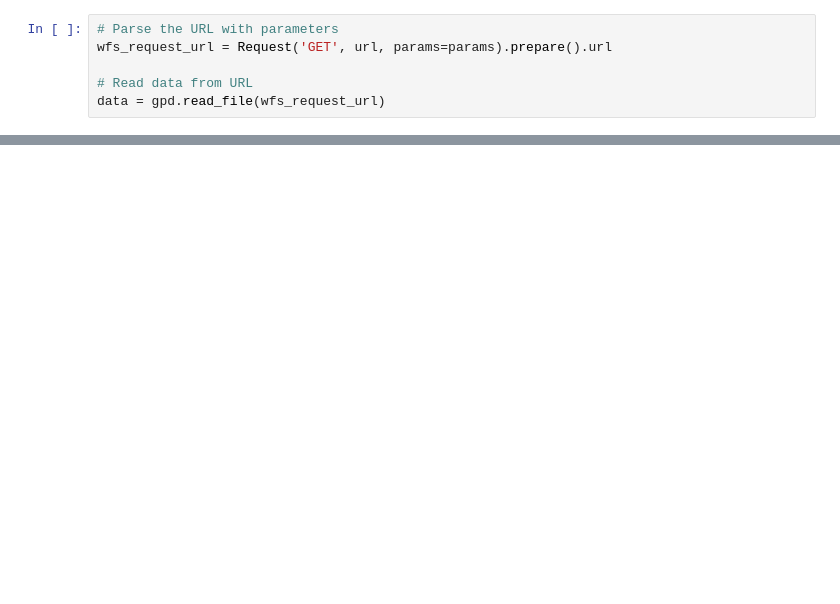
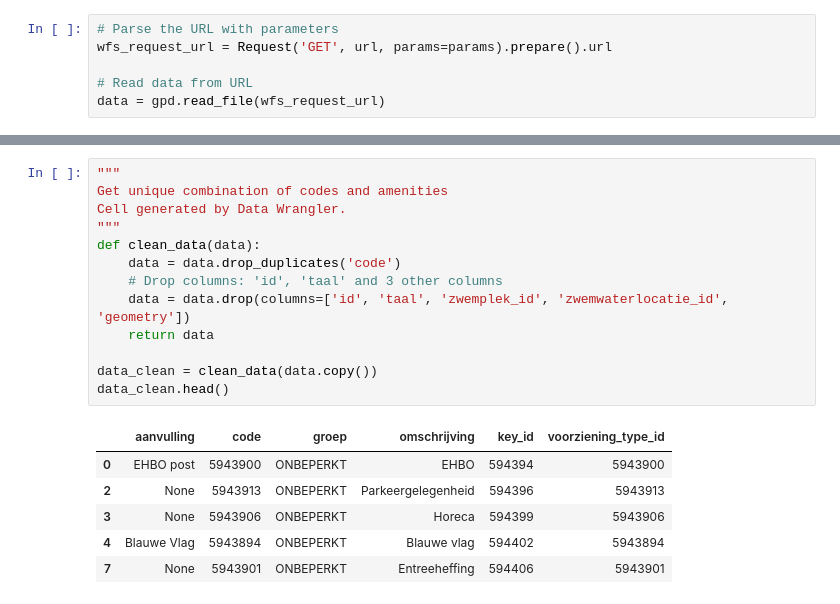
Before and after one commit to leonmelein/EUBathingWaterAPI, a Jupyter notebook: data/netherlands/NL-Datamodel.ipynb, the cells around one changed output, grey strips where cells are left out. Cells and saved outputs as stored; diff of their text form; blank space fills up the shorter version.

Commit message:
Amenities

```diff
--- a/data/netherlands/NL-Datamodel.ipynb
+++ b/data/netherlands/NL-Datamodel.ipynb
@@ -70,0 +91,20 @@ data
+# %%
+"""
+Get unique combination of codes and amenities
+Cell generated by Data Wrangler.
+"""
+def clean_data(data):
+    data = data.drop_duplicates('code')
+    # Drop columns: 'id', 'taal' and 3 other columns
+    data = data.drop(columns=['id', 'taal', 'zwemplek_id', 'zwemwaterlocatie_id', 'geometry'])
+    return data
+
+data_clean = clean_data(data.copy())
+data_clean.head()
+# %% [output]
+|  | aanvulling | code | groep | omschrijving | key_id | voorziening_type_id |
+| 0 | EHBO post | 5943900 | ONBEPERKT | EHBO | 594394 | 5943900 |
+| 2 | None | 5943913 | ONBEPERKT | Parkeergelegenheid | 594396 | 5943913 |
+| 3 | None | 5943906 | ONBEPERKT | Horeca | 594399 | 5943906 |
+| 4 | Blauwe Vlag | 5943894 | ONBEPERKT | Blauwe vlag | 594402 | 5943894 |
+| 7 | None | 5943901 | ONBEPERKT | Entreeheffing | 594406 | 5943901 |
```
Also changed, not shown: parts of 5 cells of this notebook.
